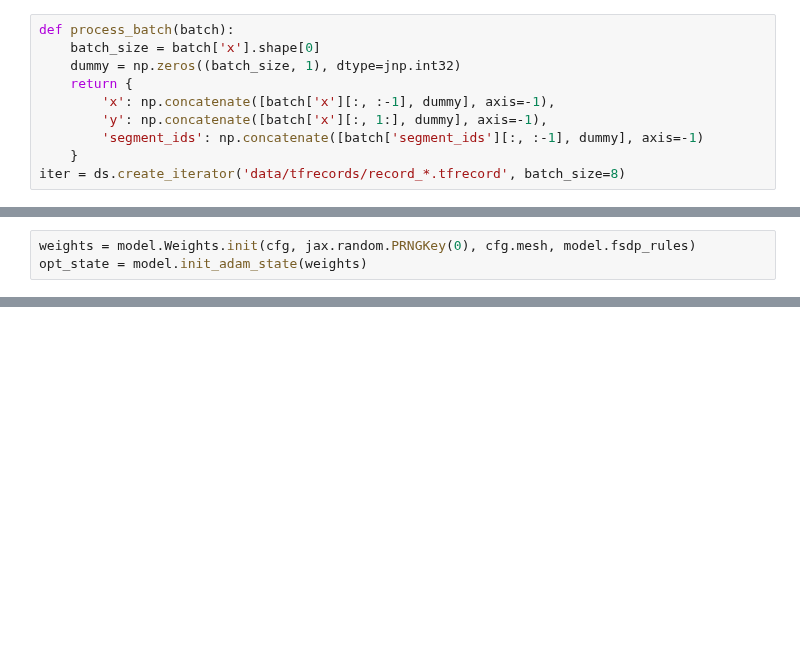
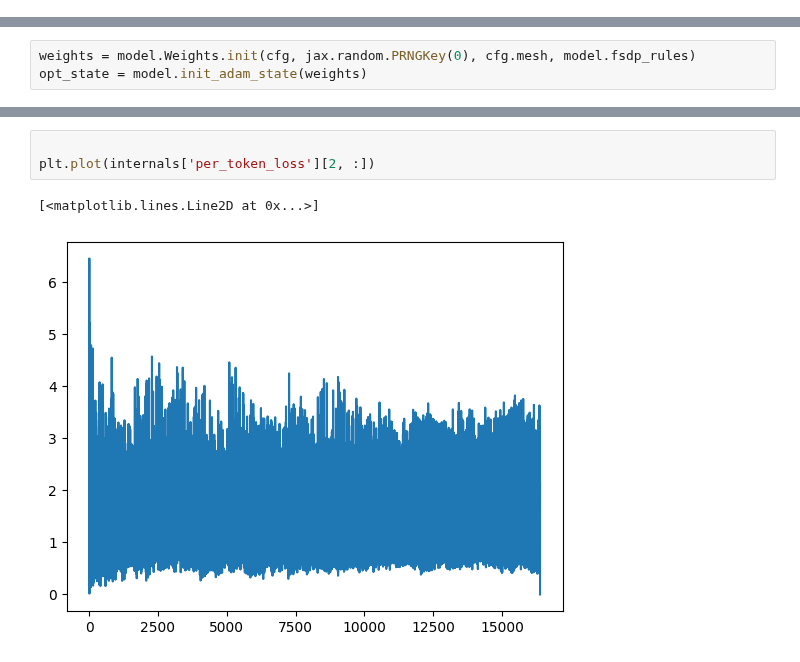
Before and after one commit to sholtodouglas/minformer, a Jupyter notebook: projects/bio/experiments.ipynb, the cells around one changed output, grey strips where cells are left out. Cells and saved outputs as stored; diff of their text form; blank space fills up the shorter version.

```diff
--- a/projects/bio/experiments.ipynb
+++ b/projects/bio/experiments.ipynb
@@ -24,13 +15,3 @@ array([1, 1, 1, 1, 1, 1, 1, 1, 1, 1, 1, 1, 1, 1, 1, 1, 1, 1, 1, 1, 1, 1, 1, 1, 1
-# %%
-def process_batch(batch):
-    batch_size = batch['x'].shape[0]
-    dummy = np.zeros((batch_size, 1), dtype=jnp.int32)
-    return {
-        'x': np.concatenate([batch['x'][:, :-1], dummy], axis=-1),
-        'y': np.concatenate([batch['x'][:, 1:], dummy], axis=-1),
-        'segment_ids': np.concatenate([batch['segment_ids'][:, :-1], dummy], axis=-1)
-    }
-iter = ds.create_iterator('data/tfrecords/record_*.tfrecord', batch_size=8)
 # %%
 cfg = model.Config(
     d_model=1024,
@@ -106,0 +118,6 @@ internals
+# %%
+
+plt.plot(internals['per_token_loss'][2, :])
+# %% [output]
+[<matplotlib.lines.Line2D at 0x...>]
+[figure, added]
```
Also changed, not shown: parts of 13 cells of this notebook, 7 other files.
